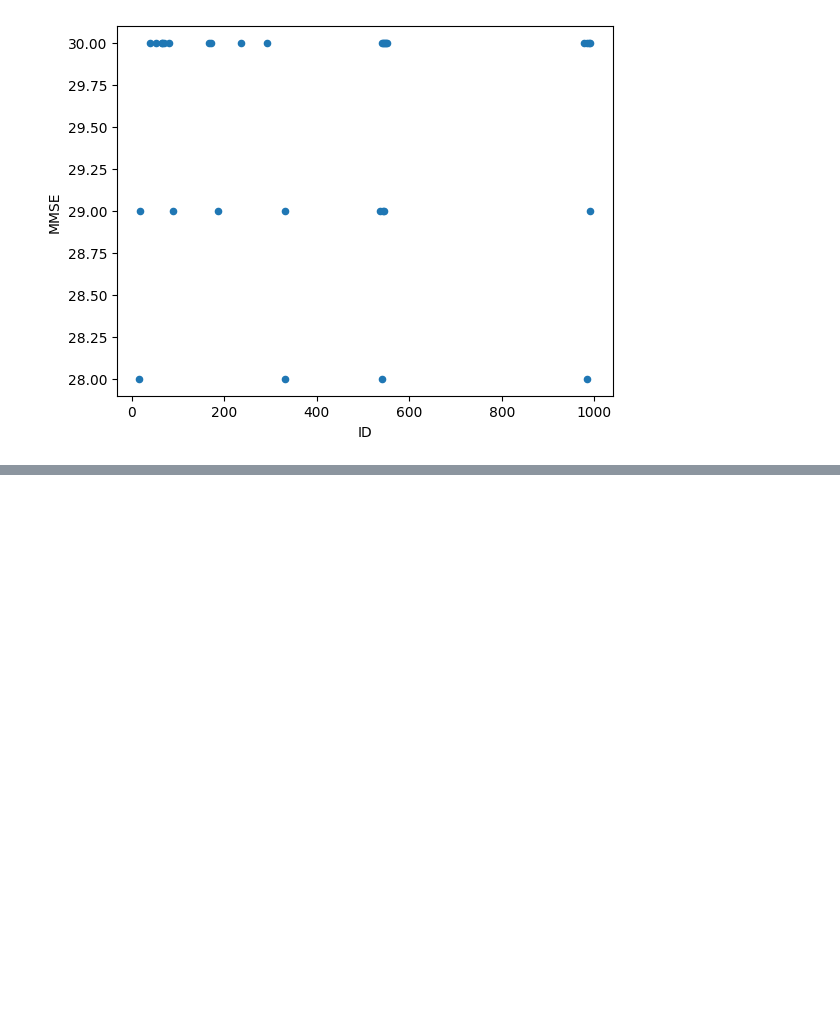
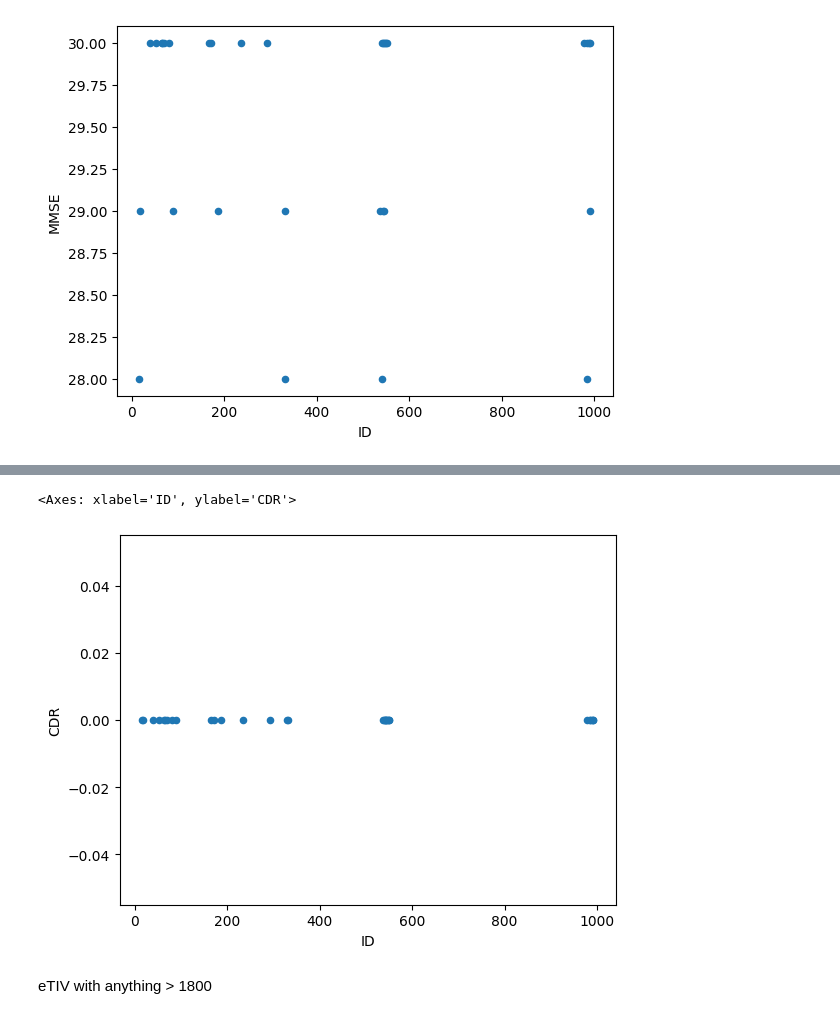
Before and after one commit to Steevei/Alzheimer-Prediction-, a Jupyter notebook: alzheimers-prediction.ipynb, the cells around one changed output, grey strips where cells are left out. Cells and saved outputs as stored; diff of their text form; code cells hidden in the pictures; blank space fills up the shorter version.

```diff
--- a/alzheimers-prediction.ipynb
+++ b/alzheimers-prediction.ipynb
@@ -257,4 +257,6 @@ final_data[['ID','MMSE']].plot(kind='scatter', x='ID', y='MMSE')
 # %% [output]
 <Axes: xlabel='ID', ylabel='MMSE'>
 [figure]
+# %%
+final_data = final_data[final_data['MMSE']>=20.00]
 # %% [markdown]
@@ -265,0 +284,5 @@ final_data[final_data['CDR']> 1]
+# %%
+final_data[['ID','CDR']].plot(kind='scatter', x='ID', y='CDR')
+# %% [output]
+<Axes: xlabel='ID', ylabel='CDR'>
+[figure, added]
@@ -265,0 +291,2 @@ final_data[final_data['CDR']> 1]
+# %% [markdown]
+eTIV with anything > 1800
```
Also changed, not shown: parts of 14 cells of this notebook.
